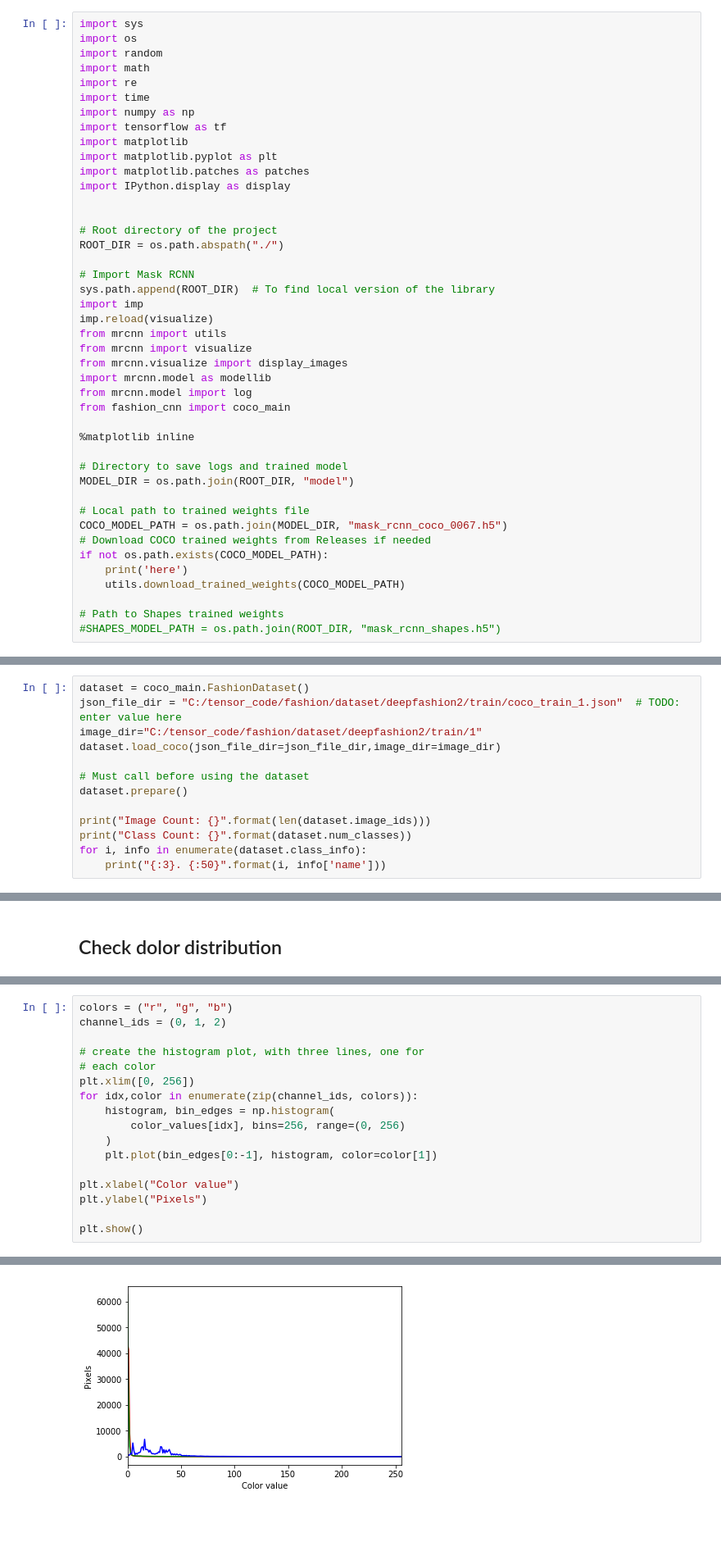
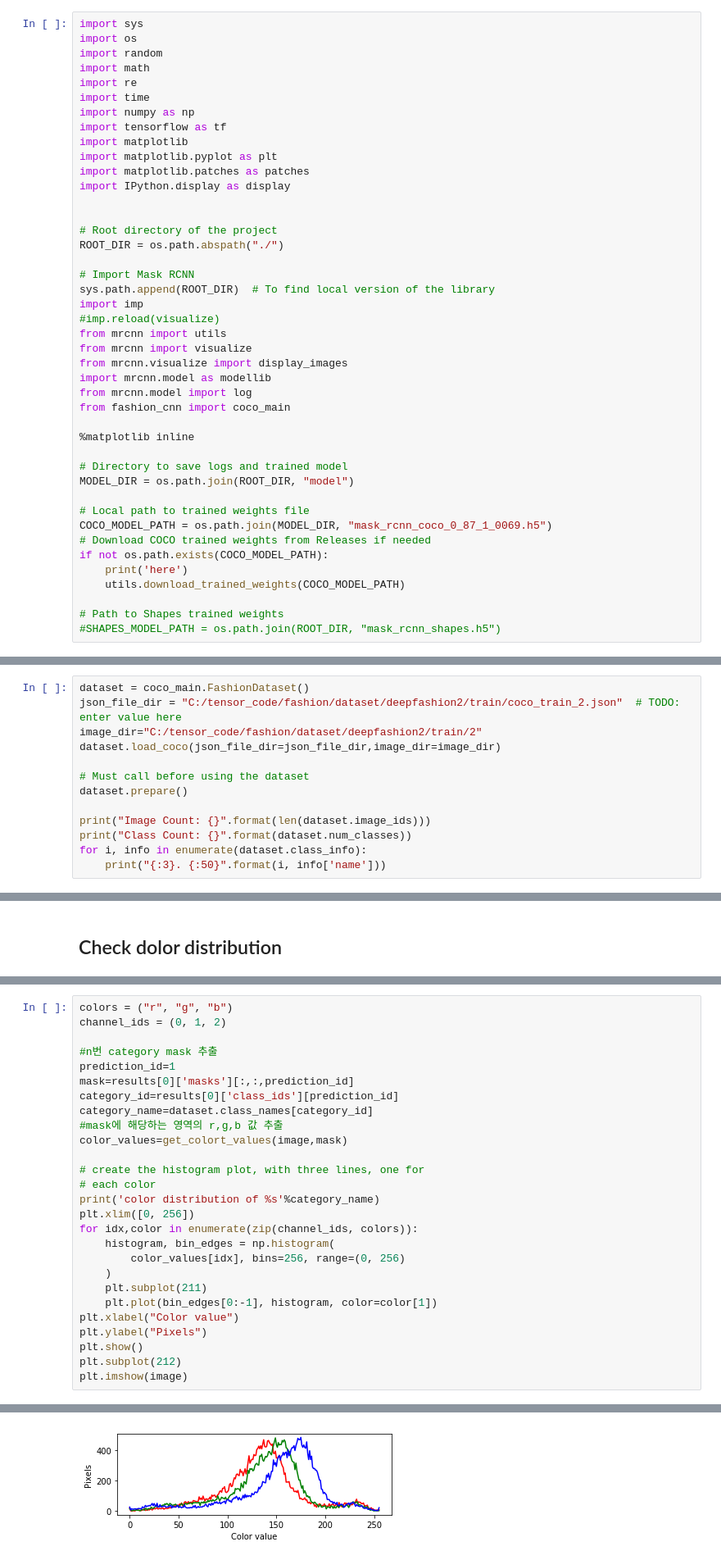
Before and after one commit to limaries30/pyfashion, a Jupyter notebook: model_eda.ipynb, the cells around one changed output, grey strips where cells are left out. Shown at 82% size. Saved outputs shown, nothing was run; the diff lists cells and outputs as text; blank space fills up the shorter version.

```diff
--- a/model_eda.ipynb
+++ b/model_eda.ipynb
@@ -19,7 +19,7 @@ ROOT_DIR = os.path.abspath("./")
 # Import Mask RCNN
 sys.path.append(ROOT_DIR)  # To find local version of the library
 import imp
-imp.reload(visualize)
+#imp.reload(visualize)
 from mrcnn import utils
 from mrcnn import visualize
 from mrcnn.visualize import display_images
@@ -33,7 +33,7 @@ from fashion_cnn import coco_main
 MODEL_DIR = os.path.join(ROOT_DIR, "model")
 
 # Local path to trained weights file
-COCO_MODEL_PATH = os.path.join(MODEL_DIR, "mask_rcnn_coco_0067.h5")
+COCO_MODEL_PATH = os.path.join(MODEL_DIR, "mask_rcnn_coco_0_87_1_0069.h5")
 # Download COCO trained weights from Releases if needed
 if not os.path.exists(COCO_MODEL_PATH):
     print('here')
@@ -44,7 +51,7 @@ if not os.path.exists(COCO_MODEL_PATH):
 # %%
 dataset = coco_main.FashionDataset()
-json_file_dir = "C:/tensor_code/fashion/dataset/deepfashion2/train/coco_train_1.json"  # TODO: enter value here
-image_dir="C:/tensor_code/fashion/dataset/deepfashion2/train/1"
+json_file_dir = "C:/tensor_code/fashion/dataset/deepfashion2/train/coco_train_2.json"  # TODO: enter value here
+image_dir="C:/tensor_code/fashion/dataset/deepfashion2/train/2"
 dataset.load_coco(json_file_dir=json_file_dir,image_dir=image_dir)
 
 # Must call before using the dataset
@@ -213,17 +222,27 @@ color_values=get_colort_values(image,mask)
 colors = ("r", "g", "b")
 channel_ids = (0, 1, 2)
 
+#n번 category mask 추출
+prediction_id=1
+mask=results[0]['masks'][:,:,prediction_id]
+category_id=results[0]['class_ids'][prediction_id]
+category_name=dataset.class_names[category_id]
+#mask에 해당하는 영역의 r,g,b 값 추출
+color_values=get_colort_values(image,mask)
+
 # create the histogram plot, with three lines, one for
 # each color
+print('color distribution of %s'%category_name)
 plt.xlim([0, 256])
 for idx,color in enumerate(zip(channel_ids, colors)):
     histogram, bin_edges = np.histogram(
         color_values[idx], bins=256, range=(0, 256)
     )
+    plt.subplot(211)
     plt.plot(bin_edges[0:-1], histogram, color=color[1])
-
 plt.xlabel("Color value")
 plt.ylabel("Pixels")
-
 plt.show()
+plt.subplot(212)
+plt.imshow(image)
 # %% [output]
@@ -230 +252 @@ plt.show()
-[figure, old version]
+[figure, new version]
```
Also changed, not shown: parts of 33 cells of this notebook.
